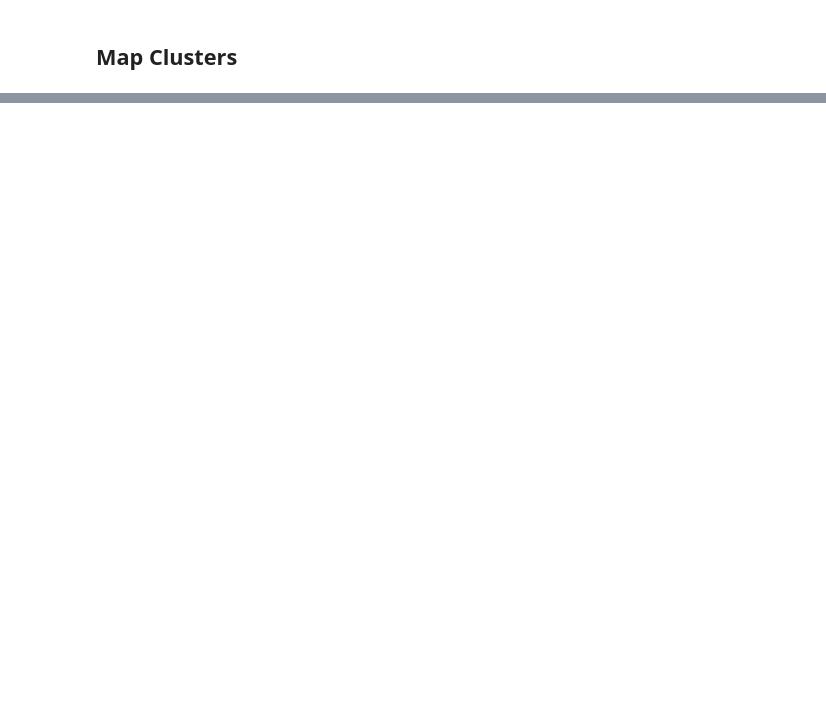
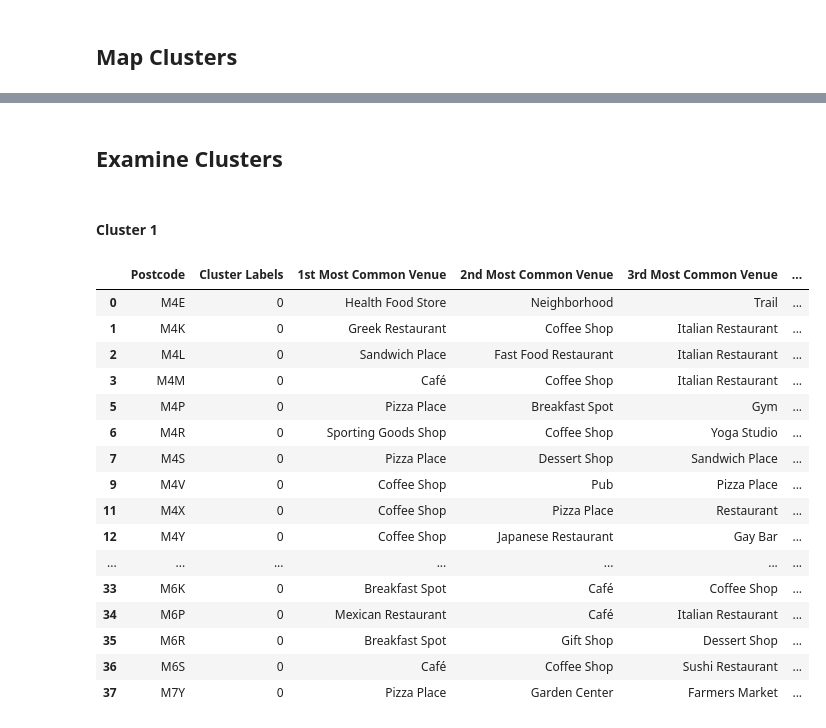
Before and after one commit to jibin10/ng_toronto, a Jupyter notebook: Neighborhoods_in_Toronto.ipynb, the cells around one changed output, grey strips where cells are left out. Drawn from its saved outputs; the diff is of its cells as text; code cells hidden in the pictures; blank space fills up the shorter version.

Commit message:
Published from Watson Studio.

```diff
--- a/Neighborhoods_in_Toronto.ipynb
+++ b/Neighborhoods_in_Toronto.ipynb
@@ -603,3 +603,27 @@ for lat, lon, poi, cluster in zip(toronto_merged['Latitude'], toronto_merged['Lo
 map_clusters
 # %% [output]
 [interactive output not drawn]
+# %% [markdown]
+<h2>Examine Clusters</h2>
+# %% [markdown]
+<h4>Cluster 1</h4>
+# %%
+toronto_merged.loc[toronto_merged['Cluster Labels'] == 0, toronto_merged.columns[[2] + list(range(5, toronto_merged.shape[1]))]]
+# %% [output]
+|  | Postcode | Cluster Labels | 1st Most Common Venue | 2nd Most Common Venue | 3rd Most Common Venue | ... |
+| 0 | M4E | 0 | Health Food Store | Neighborhood | Trail | ... |
+| 1 | M4K | 0 | Greek Restaurant | Coffee Shop | Italian Restaurant | ... |
+| 2 | M4L | 0 | Sandwich Place | Fast Food Restaurant | Italian Restaurant | ... |
+| 3 | M4M | 0 | Café | Coffee Shop | Italian Restaurant | ... |
+| 5 | M4P | 0 | Pizza Place | Breakfast Spot | Gym | ... |
+| 6 | M4R | 0 | Sporting Goods Shop | Coffee Shop | Yoga Studio | ... |
+| 7 | M4S | 0 | Pizza Place | Dessert Shop | Sandwich Place | ... |
+| 9 | M4V | 0 | Coffee Shop | Pub | Pizza Place | ... |
+| 11 | M4X | 0 | Coffee Shop | Pizza Place | Restaurant | ... |
+| 12 | M4Y | 0 | Coffee Shop | Japanese Restaurant | Gay Bar | ... |
+| ... | ... | ... | ... | ... | ... | ... |
+| 33 | M6K | 0 | Breakfast Spot | Café | Coffee Shop | ... |
+| 34 | M6P | 0 | Mexican Restaurant | Café | Italian Restaurant | ... |
+| 35 | M6R | 0 | Breakfast Spot | Gift Shop | Dessert Shop | ... |
+| 36 | M6S | 0 | Café | Coffee Shop | Sushi Restaurant | ... |
+| 37 | M7Y | 0 | Pizza Place | Garden Center | Farmers Market | ... |
```
Also changed, not shown: parts of 3 cells of this notebook.
